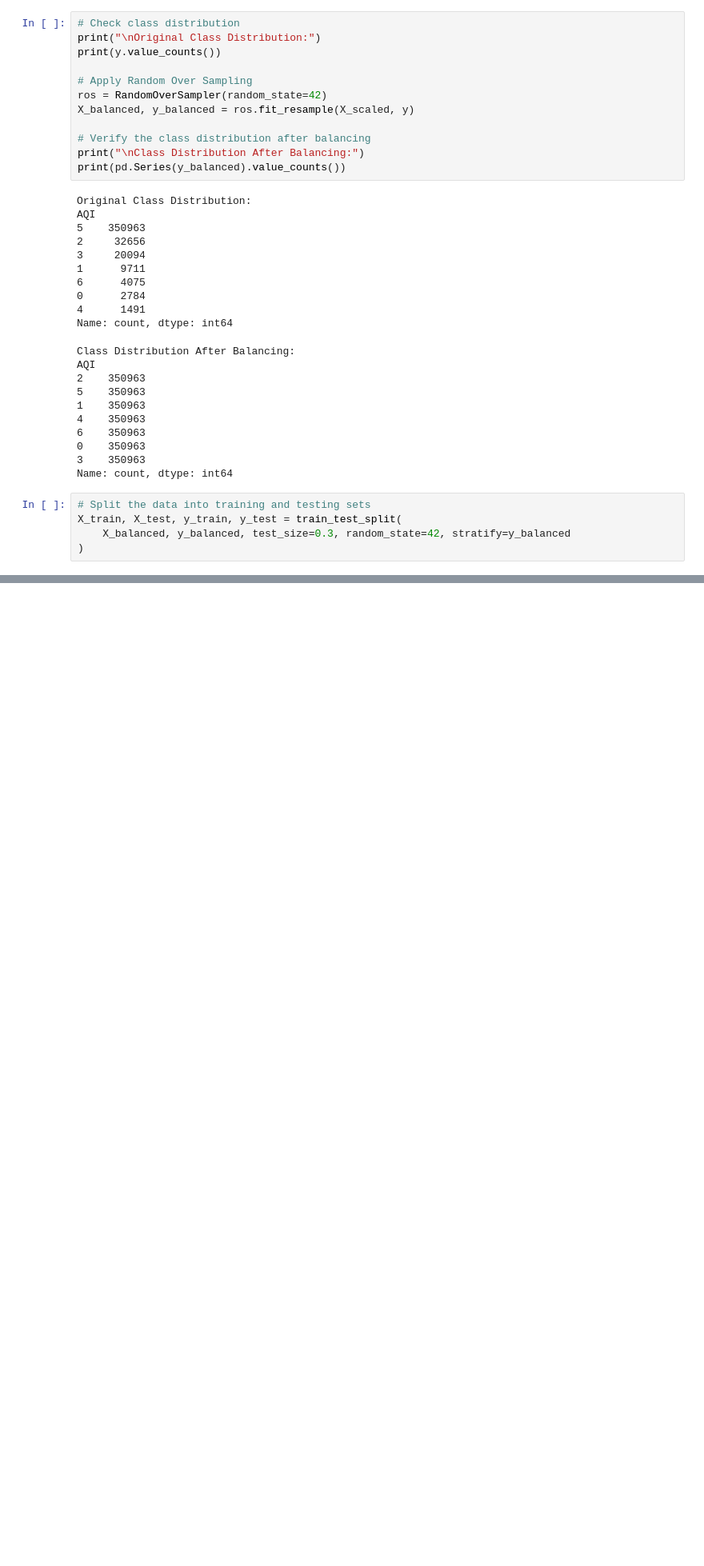
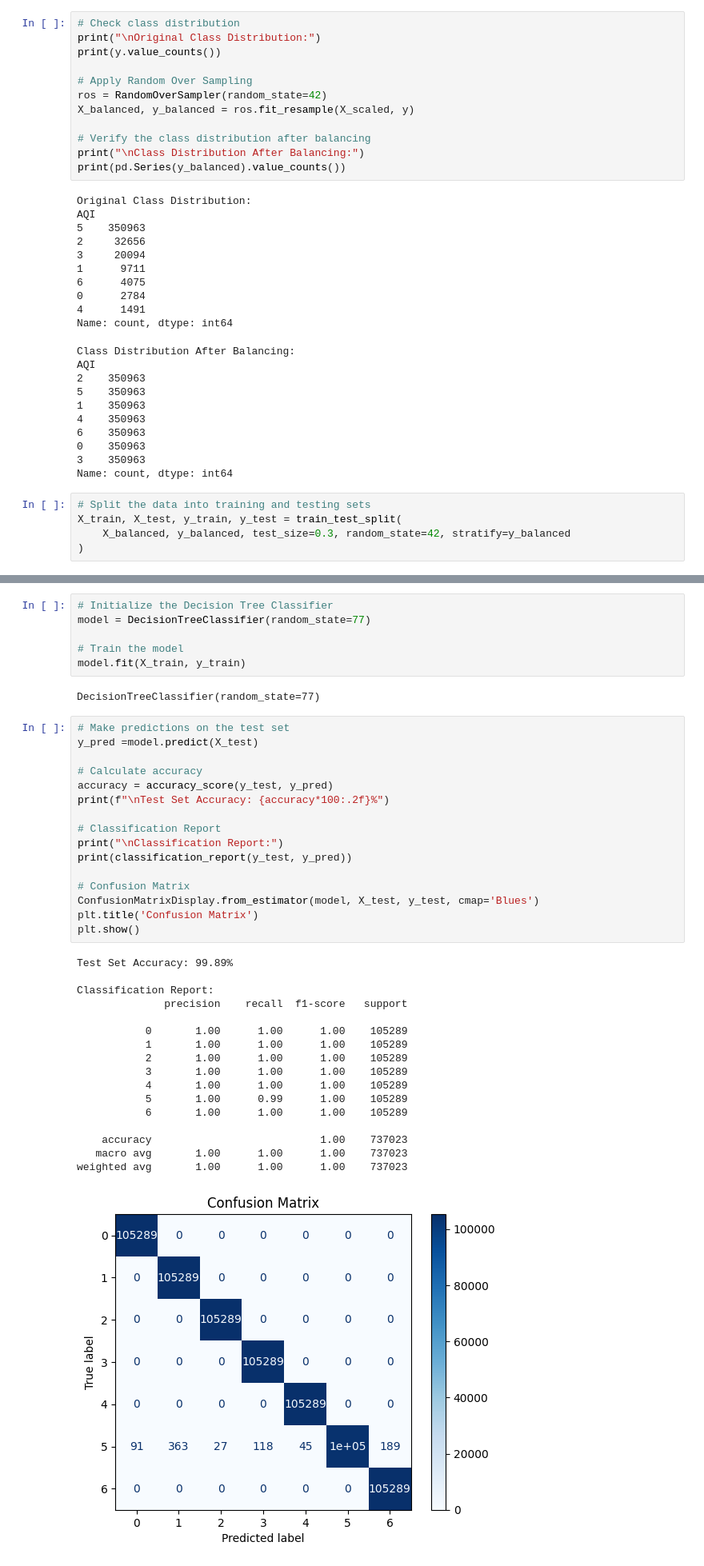
Before and after one commit to premkumarthimmagalla/AQI-App, a Jupyter notebook: st20313528.ipynb, the cells around one changed output, grey strips where cells are left out. Shown at 80% size. Cells and saved outputs as stored; diff of their text form; blank space fills up the shorter version.

Commit message:
Created confusion matrix visualization with custom styling

```diff
--- a/st20313528.ipynb
+++ b/st20313528.ipynb
@@ -557,0 +560,42 @@ X_train, X_test, y_train, y_test = train_test_split(
+# %%
+# Initialize the Decision Tree Classifier
+model = DecisionTreeClassifier(random_state=77)
+
+# Train the model
+model.fit(X_train, y_train)
+# %% [output]
+DecisionTreeClassifier(random_state=77)
+# %%
+# Make predictions on the test set
+y_pred =model.predict(X_test)
+
+# Calculate accuracy
+accuracy = accuracy_score(y_test, y_pred)
+print(f"\nTest Set Accuracy: {accuracy*100:.2f}%")
+
+# Classification Report
+print("\nClassification Report:")
+print(classification_report(y_test, y_pred))
+
+# Confusion Matrix
+ConfusionMatrixDisplay.from_estimator(model, X_test, y_test, cmap='Blues')
+plt.title('Confusion Matrix')
+plt.show()
+# %% [output]
+Test Set Accuracy: 99.89%
+
+Classification Report:
+              precision    recall  f1-score   support
+
+           0       1.00      1.00      1.00    105289
+           1       1.00      1.00      1.00    105289
+           2       1.00      1.00      1.00    105289
+           3       1.00      1.00      1.00    105289
+           4       1.00      1.00      1.00    105289
+           5       1.00      0.99      1.00    105289
+           6       1.00      1.00      1.00    105289
+
+    accuracy                           1.00    737023
+   macro avg       1.00      1.00      1.00    737023
+weighted avg       1.00      1.00      1.00    737023
+[figure, added]
```
Also changed, not shown: parts of 1 cell of this notebook.
